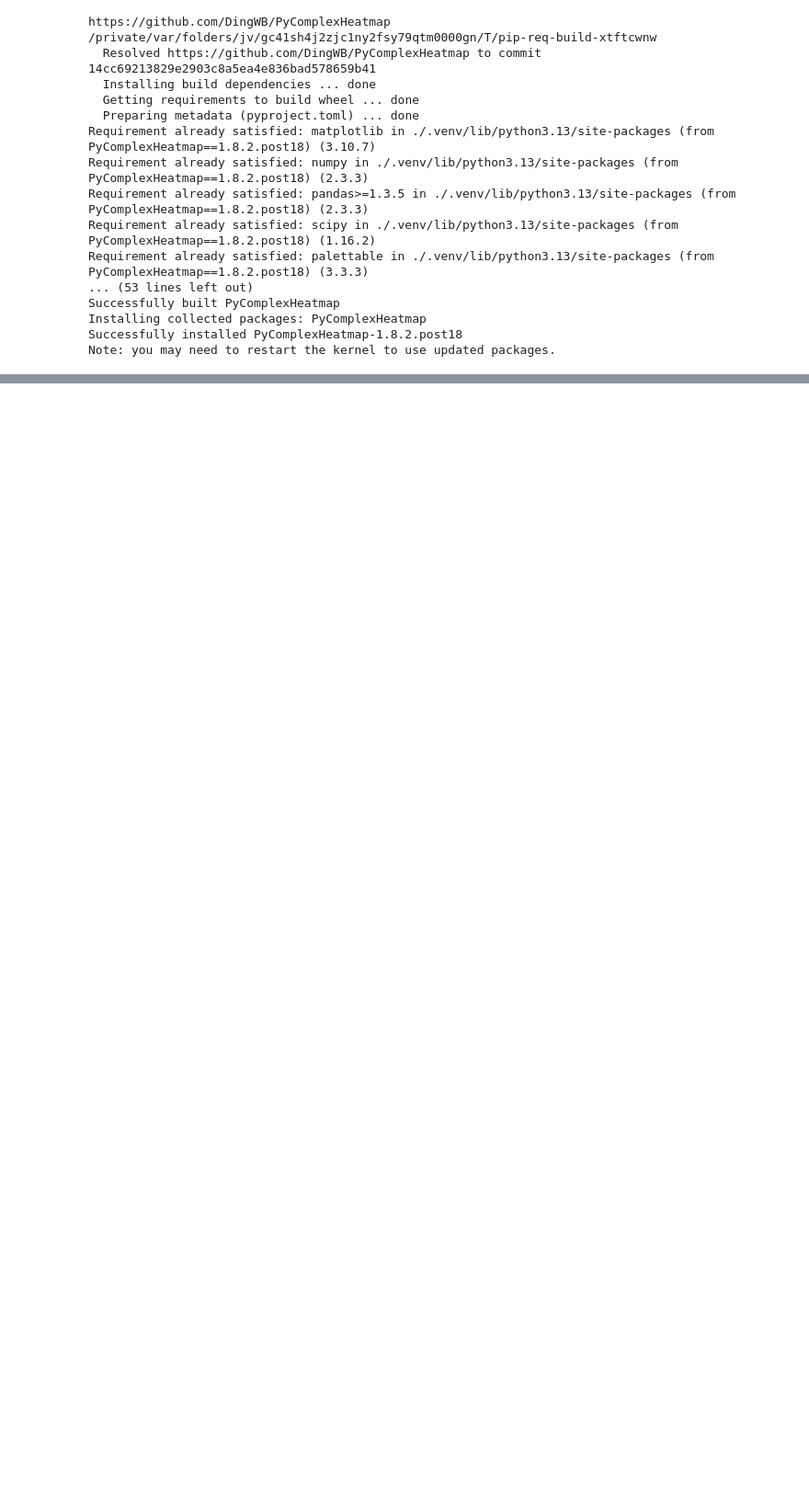
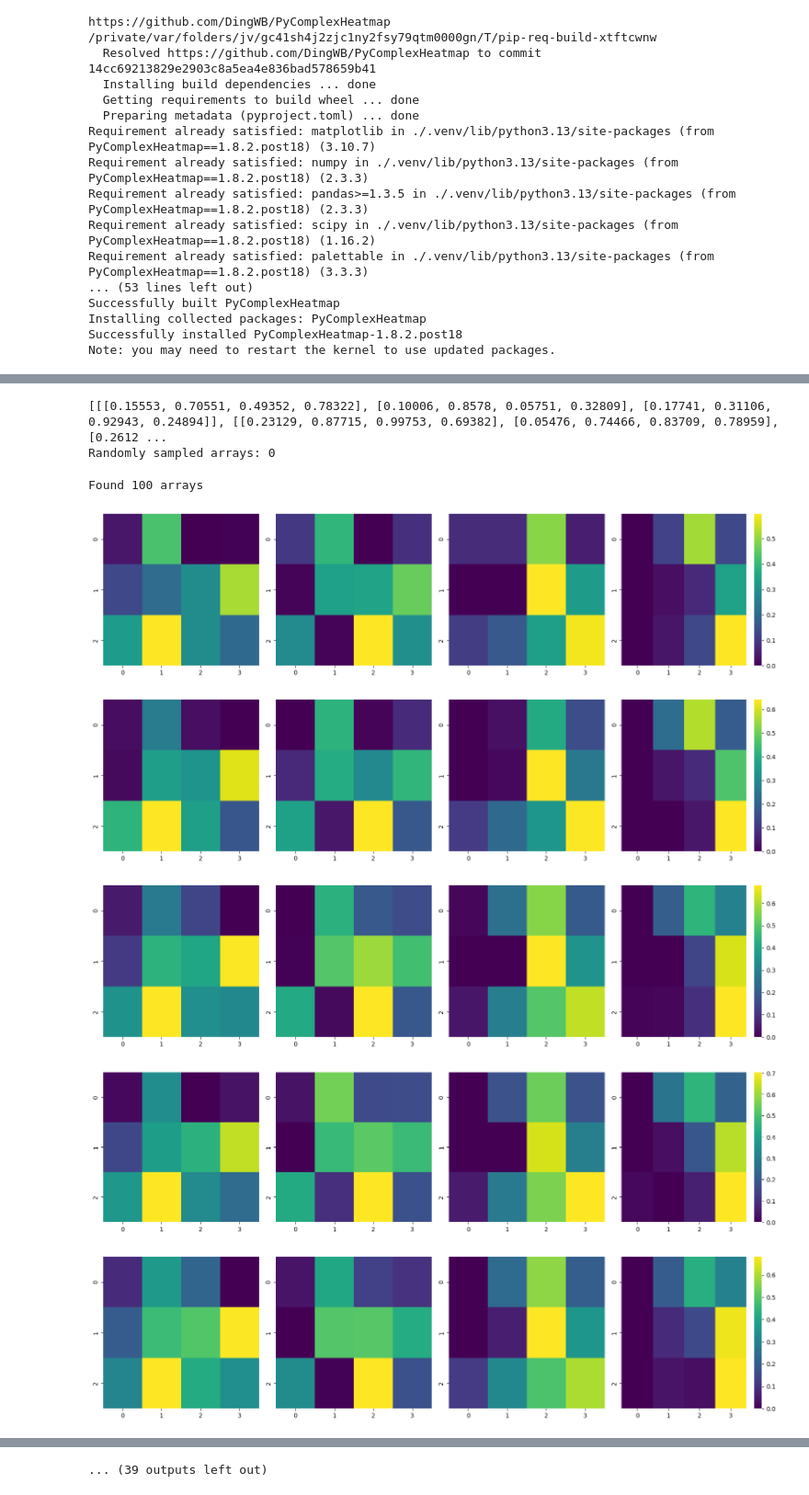
Before and after one commit to blasce/Swarm2AlgoTesting, a Jupyter notebook: heatmap.ipynb, the cells around one changed output, grey strips where cells are left out. Shown: that part at 92% size. Saved outputs shown, nothing was run; the diff lists cells and outputs as text; code cells hidden in the pictures; blank space fills up the shorter version.

```diff
--- a/heatmap.ipynb
+++ b/heatmap.ipynb
@@ -85,0 +99,66 @@ Note: you may need to restart the kernel to use updated packages.
+# %%
+# sample a bunch from the .txt
+
+import re
+import ast
+
+with open("Agg_CMA_1_sizes_2_trials_gran_10_3964295518.log.txt", "r") as f:
+    text = f.read()
+
+match = re.search(r'string:\s*(\[\[\[.*?\]\]\])', text, re.DOTALL)
+if match:
+    array_text = match.group(1)
+    array = ast.literal_eval(array_text)
+    print(array)
+else:
+    print("No match found.")
+
+
+import re, ast, random
+
+reservoir = []
+count = 0
+
+print("Randomly sampled arrays:", len(reservoir))
+# %% [output]
+[[[0.15553, 0.70551, 0.49352, 0.78322], [0.10006, 0.8578, 0.05751, 0.32809], [0.17741, 0.31106, 0.92943, 0.24894]], [[0.23129, 0.87715, 0.99753, 0.69382], [0.05476, 0.74466, 0.83709, 0.78959], [0.2612 ...
+Randomly sampled arrays: 0
+# %%
+matches = re.findall(r'string:\s*(\[\[\[.*?\]\]\])', text, re.DOTALL)
+
+arrays = [ast.literal_eval(m) for m in matches]
+
+print(f"Found {len(arrays)} arrays")
+
+
+# Randomly select a few
+num_to_select = 50
+selected = random.sample(arrays, min(num_to_select, len(arrays)))
+
+interval_selected = []
+#every interval
+for i, arr in enumerate(arrays):
+    if i % 5 == 0:
+        interval_selected.append(arr)
+
+# for i, arr in enumerate(selected, 1):
+#     print(f"\n--- Selected Array {i} ---")
+#     print(arr)
+
+for i in selected:
+    data = np.array(i)
+
+    fig, axes = plt.subplots(1,4, figsize=(16, 4))
+
+    for j, ax in enumerate(axes):
+        sns.heatmap(data[j], cmap="viridis", ax = ax, cbar=(j==3))
+
+    plt.tight_layout()
+    plt.show()
+# %% [output]
+Found 100 arrays
+[figure, added]
+[figure, added]
+[figure, added]
+[figure, added]
+[figure, added]
@@ -85,0 +171 @@ Note: you may need to restart the kernel to use updated packages.
+... (39 outputs left out)
```
Also changed, not shown: parts of 7 cells of this notebook, 4 other files.
